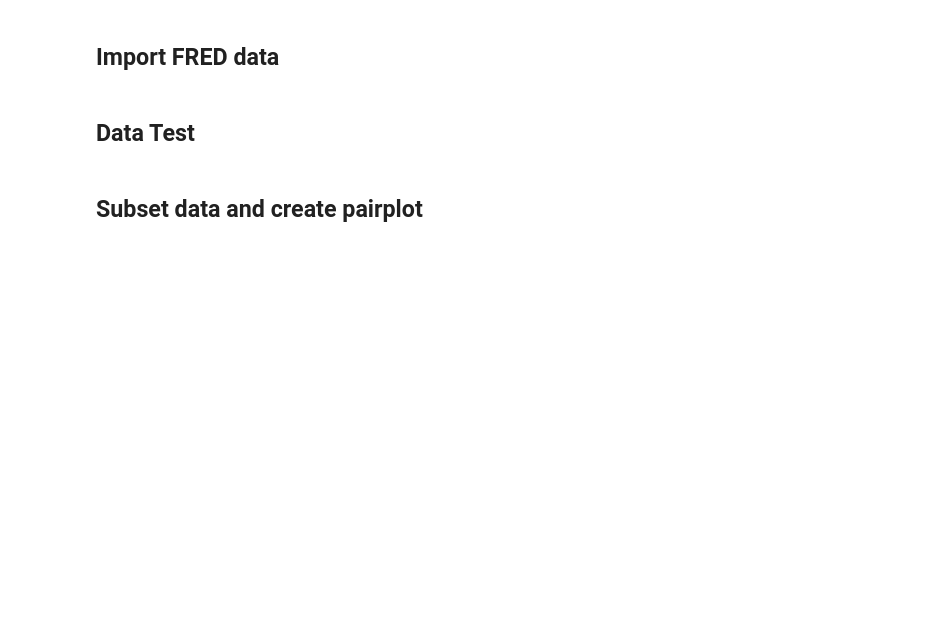
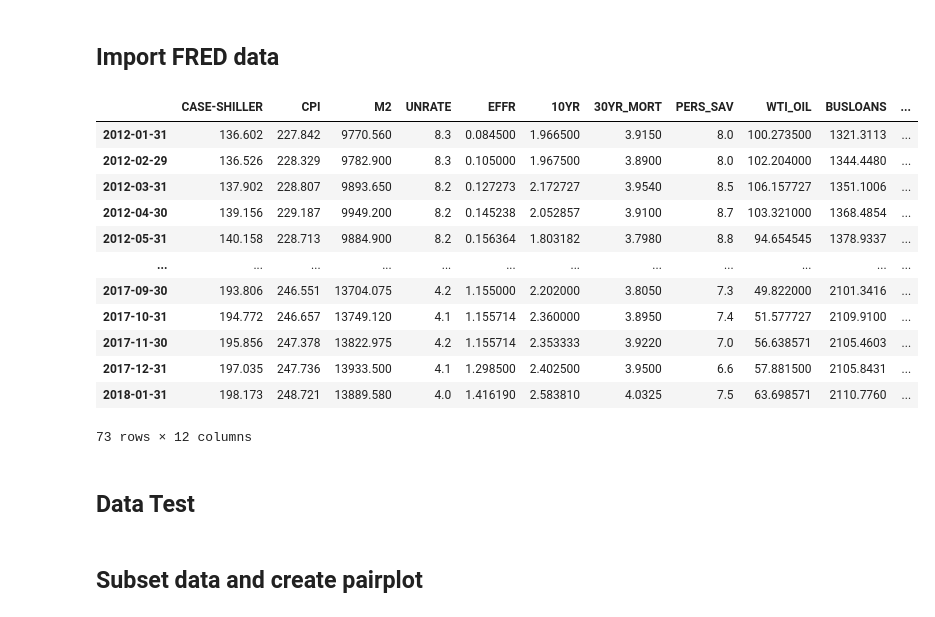
Before and after one commit to mattlitz/CS-5010-semester-project, a Jupyter notebook: test.ipynb, the cells around one changed output. Saved outputs shown, nothing was run; the diff lists cells and outputs as text; code cells hidden in the pictures; blank space fills up the shorter version.

```diff
--- a/test.ipynb
+++ b/test.ipynb
@@ -236,34 +236,49 @@ df = {}
 
 df['CASE-SHILLER'] = fred.get_series('CSUSHPISA', observation_start='1/31/1996') #S&P/Case-Shiller U.S. National Home Price Index
 df['CPI'] = fred.get_series('CPIAUCSL', observation_start='1/31/1996') #Consumer Price Index for All Urban Consumers: All Items in U.S. City Average
 df['M2'] = fred.get_series('WM2NS', observation_start='1/31/1996')#M2 Money Stock
+df['UNRATE'] = fred.get_series('UNRATE', observation_start='1/31/1996')#M2 Money Stock
 df['EFFR'] = fred.get_series('EFFR', observation_start='1/31/1996')#Effective Federal Funds Rate
 df['10YR'] = fred.get_series('DGS10', observation_start='1/31/1996') #10-Year Treasury Constant Maturity Rate
 df['30YR_MORT'] = fred.get_series('MORTGAGE30US', observation_start='1/31/1996') #30-Year Fixed Rate Mortgage Average in the United States
 df['PERS_SAV'] = fred.get_series('PSAVERT', observation_start='1/31/1996') #Personal Saving Rate
 df['WTI_OIL'] = fred.get_series('DCOILWTICO', observation_start='1/31/1996') #Crude Oil Prices: West Texas Intermediate (WTI) - Cushing, Oklahoma
 df['BUSLOANS'] = fred.get_series('BUSLOANS', observation_start='1/31/1996')#Commercial and Industrial Loans, All Commercial Banks
 df['CORP_BOND'] = fred.get_series('DAAA', observation_start='1/31/1996')#Moody's Seasoned Aaa Corporate Bond Yield
 df = pd.DataFrame(df).resample('M').mean()
 #df=df.dropna()
 
 #import SPY data
 start_date = pd.to_datetime('2012-01-31')
 end_date = pd.to_datetime('2021-04-30')
 
 # User pandas_reader.data.DataReader to load the desired data. As simple as that.
-panel_data = data.DataReader('SPY','yahoo', start_date, end_date)
+panel_data = data.DataReader('SPX','yahoo', start_date, end_date)
 spy=panel_data['Adj Close'].to_frame().resample('M').mean()
 
 #add_df = pd.concat([df, spy])
 fred_df = df.merge(spy, left_index=True, right_index=True)
 
 del df, panel_data, spy
 
 fred_df
 
 #df_slice=add_df['2018-01-04':]['Adj Close']
 #df_slice
+# %% [output]
+|  | CASE-SHILLER | CPI | M2 | UNRATE | EFFR | 10YR | 30YR_MORT | PERS_SAV | WTI_OIL | BUSLOANS | ... |
+| 2012-01-31 | 136.602 | 227.842 | 9770.560 | 8.3 | 0.084500 | 1.966500 | 3.9150 | 8.0 | 100.273500 | 1321.3113 | ... |
+| 2012-02-29 | 136.526 | 228.329 | 9782.900 | 8.3 | 0.105000 | 1.967500 | 3.8900 | 8.0 | 102.204000 | 1344.4480 | ... |
+| 2012-03-31 | 137.902 | 228.807 | 9893.650 | 8.2 | 0.127273 | 2.172727 | 3.9540 | 8.5 | 106.157727 | 1351.1006 | ... |
+| 2012-04-30 | 139.156 | 229.187 | 9949.200 | 8.2 | 0.145238 | 2.052857 | 3.9100 | 8.7 | 103.321000 | 1368.4854 | ... |
+| 2012-05-31 | 140.158 | 228.713 | 9884.900 | 8.2 | 0.156364 | 1.803182 | 3.7980 | 8.8 | 94.654545 | 1378.9337 | ... |
+| ... | ... | ... | ... | ... | ... | ... | ... | ... | ... | ... | ... |
+| 2017-09-30 | 193.806 | 246.551 | 13704.075 | 4.2 | 1.155000 | 2.202000 | 3.8050 | 7.3 | 49.822000 | 2101.3416 | ... |
+| 2017-10-31 | 194.772 | 246.657 | 13749.120 | 4.1 | 1.155714 | 2.360000 | 3.8950 | 7.4 | 51.577727 | 2109.9100 | ... |
+| 2017-11-30 | 195.856 | 247.378 | 13822.975 | 4.2 | 1.155714 | 2.353333 | 3.9220 | 7.0 | 56.638571 | 2105.4603 | ... |
+| 2017-12-31 | 197.035 | 247.736 | 13933.500 | 4.1 | 1.298500 | 2.402500 | 3.9500 | 6.6 | 57.881500 | 2105.8431 | ... |
+| 2018-01-31 | 198.173 | 248.721 | 13889.580 | 4.0 | 1.416190 | 2.583810 | 4.0325 | 7.5 | 63.698571 | 2110.7760 | ... |
+73 rows × 12 columns
 # %% [markdown]
 ## Data Test
 # %%
```
Also changed, not shown: parts of 4 cells of this notebook, 6 other files.
